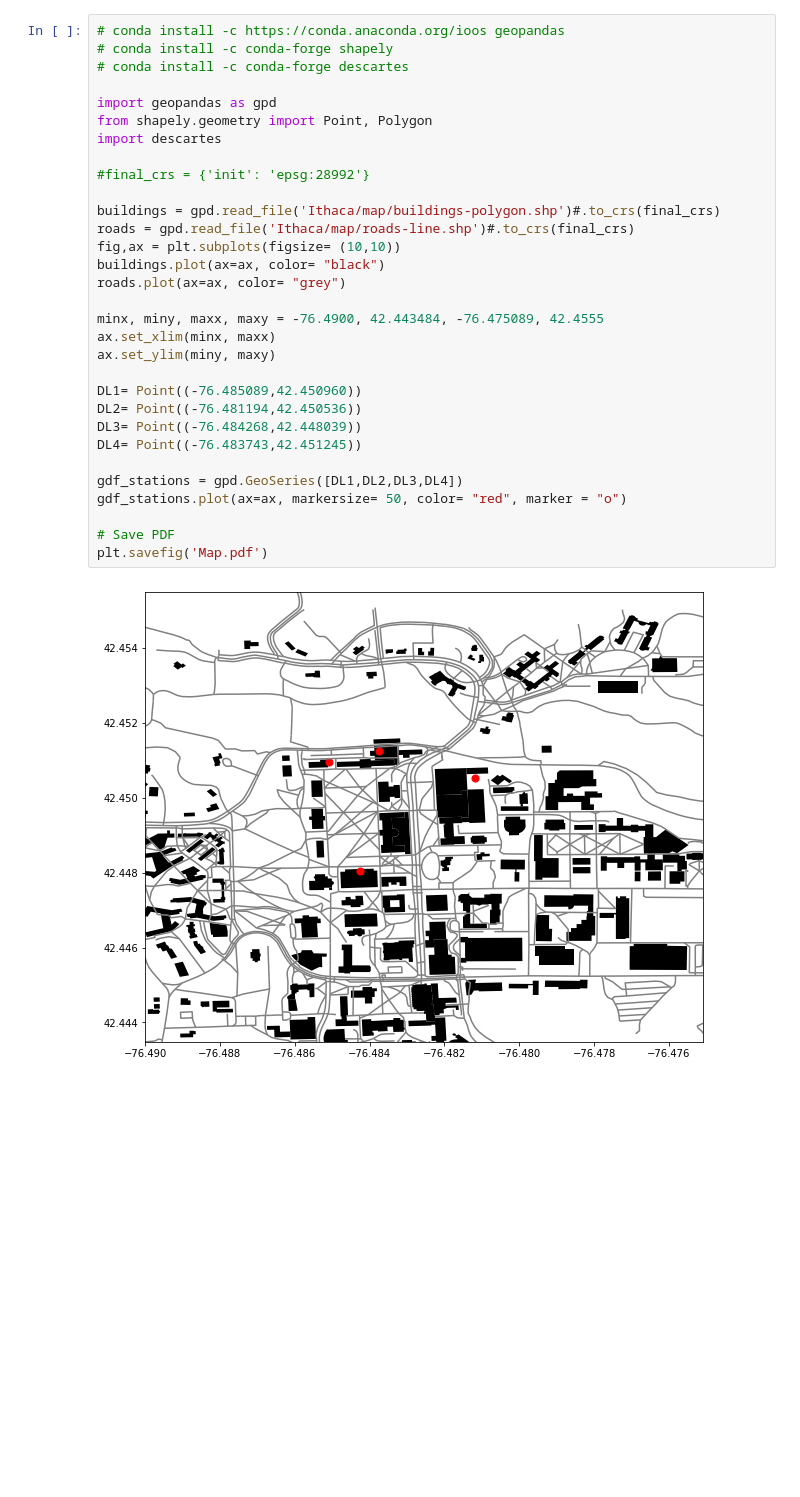
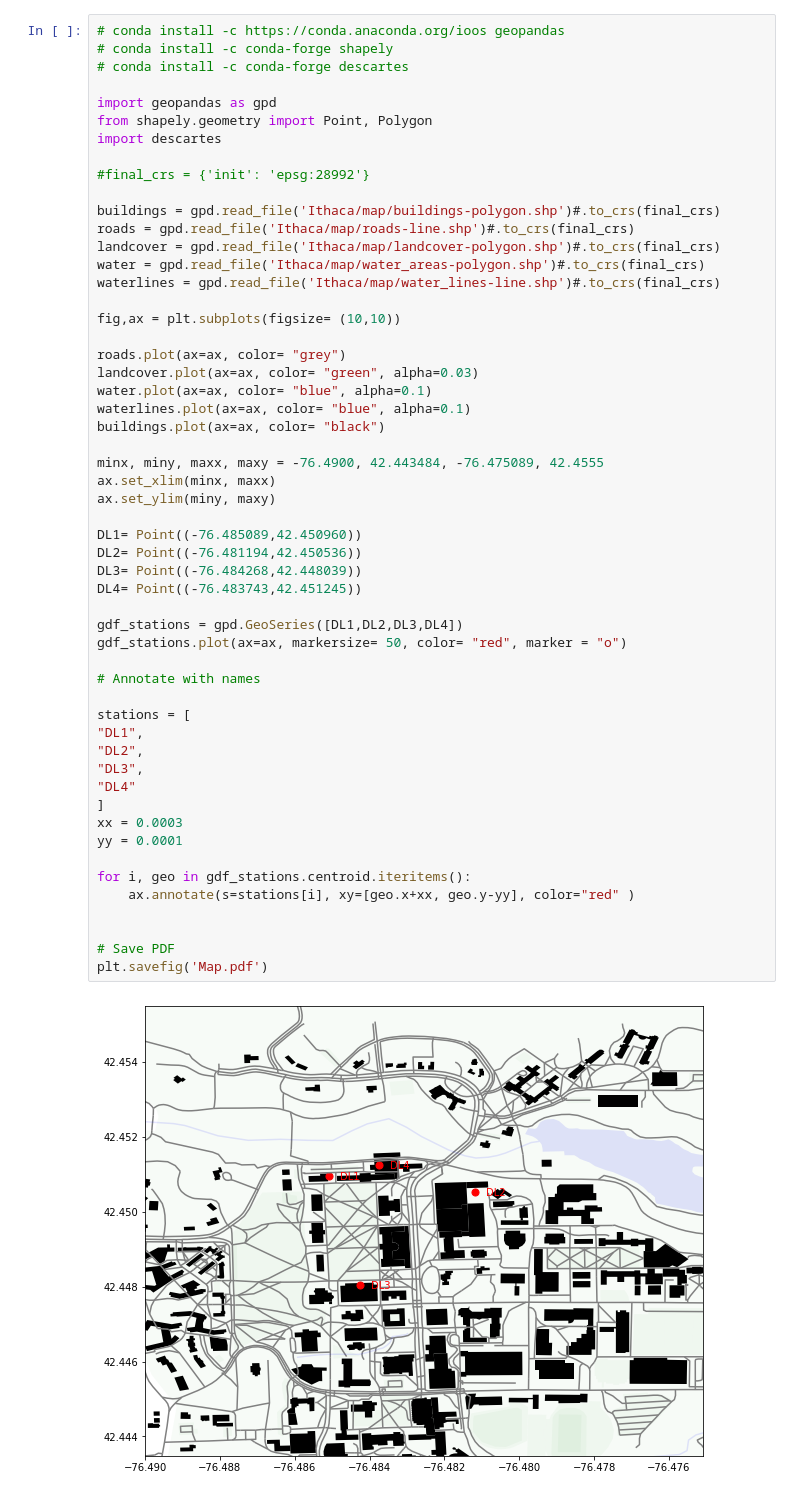
Before and after one commit to kastnerp/CampusMicroclimateAndWeather, a Jupyter notebook: ReadPlot.ipynb, the cells around one changed output. Drawn from its saved outputs; the diff is of its cells as text; blank space fills up the shorter version.

```diff
--- a/ReadPlot.ipynb
+++ b/ReadPlot.ipynb
@@ -101,32 +317,55 @@ plt.savefig('Global_Radiation.pdf')
 # conda install -c https://conda.anaconda.org/ioos geopandas
 # conda install -c conda-forge shapely
 # conda install -c conda-forge descartes
 
 import geopandas as gpd
 from shapely.geometry import Point, Polygon
 import descartes
 
 #final_crs = {'init': 'epsg:28992'}
 
 buildings = gpd.read_file('Ithaca/map/buildings-polygon.shp')#.to_crs(final_crs)
 roads = gpd.read_file('Ithaca/map/roads-line.shp')#.to_crs(final_crs)
+landcover = gpd.read_file('Ithaca/map/landcover-polygon.shp')#.to_crs(final_crs)
+water = gpd.read_file('Ithaca/map/water_areas-polygon.shp')#.to_crs(final_crs)
+waterlines = gpd.read_file('Ithaca/map/water_lines-line.shp')#.to_crs(final_crs)
+
 fig,ax = plt.subplots(figsize= (10,10))
+
+roads.plot(ax=ax, color= "grey")
+landcover.plot(ax=ax, color= "green", alpha=0.03)
+water.plot(ax=ax, color= "blue", alpha=0.1)
+waterlines.plot(ax=ax, color= "blue", alpha=0.1)
 buildings.plot(ax=ax, color= "black")
-roads.plot(ax=ax, color= "grey")
 
 minx, miny, maxx, maxy = -76.4900, 42.443484, -76.475089, 42.4555
 ax.set_xlim(minx, maxx)
 ax.set_ylim(miny, maxy)
 
 DL1= Point((-76.485089,42.450960))
 DL2= Point((-76.481194,42.450536))
 DL3= Point((-76.484268,42.448039))
 DL4= Point((-76.483743,42.451245))
 
 gdf_stations = gpd.GeoSeries([DL1,DL2,DL3,DL4])
 gdf_stations.plot(ax=ax, markersize= 50, color= "red", marker = "o")
 
+# Annotate with names
+
+stations = [
+"DL1",
+"DL2",
+"DL3",
+"DL4"
+]
+xx = 0.0003
+yy = 0.0001
+
+for i, geo in gdf_stations.centroid.iteritems():
+    ax.annotate(s=stations[i], xy=[geo.x+xx, geo.y-yy], color="red" )
+
+
 # Save PDF
 plt.savefig('Map.pdf')
 # %% [output]
-[figure, old version]
+[figure, new version]
```
Also changed, not shown: parts of 5 cells of this notebook, 1 other file.
